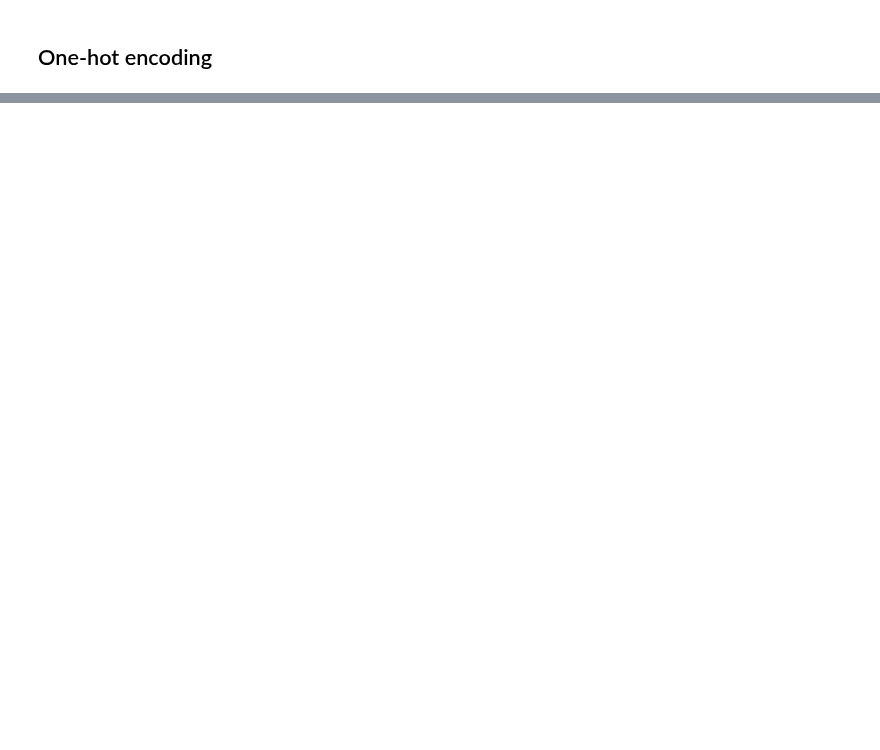
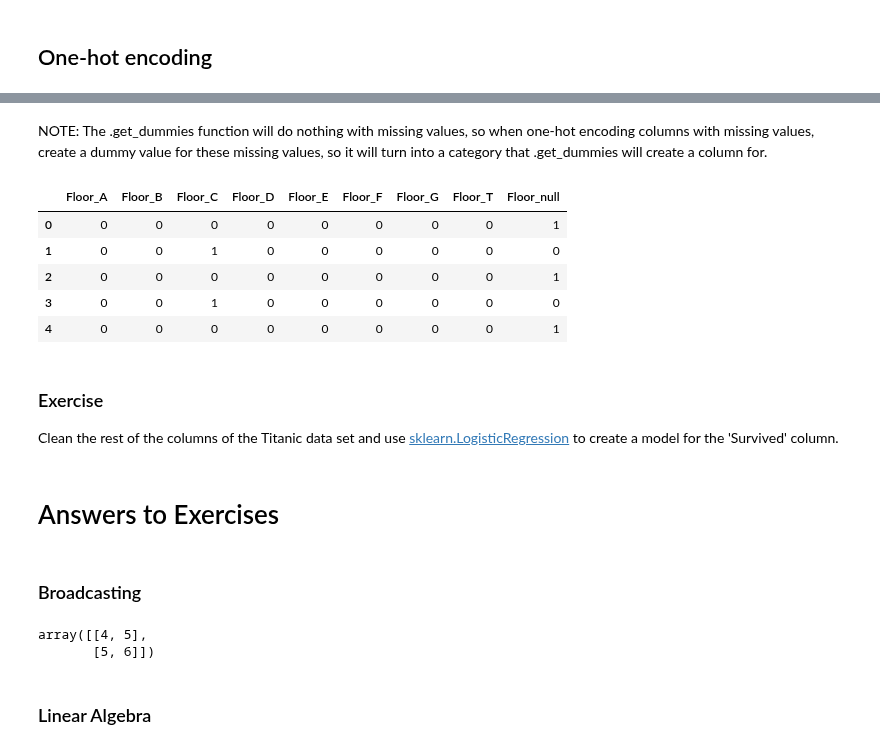
Before and after one commit to SUSA-org/crash-course, a Jupyter notebook: Numpy and Pandas.ipynb, the cells around one changed output, grey strips where cells are left out. Cells and saved outputs as stored; diff of their text form; code cells hidden in the pictures; blank space fills up the shorter version.

```diff
--- a/Numpy and Pandas.ipynb
+++ b/Numpy and Pandas.ipynb
@@ -317,0 +434,29 @@ titanic_train = one_hot(titanic_train, ['PClass', 'Sex', ])
+# %% [markdown]
+NOTE: The .get_dummies function will do nothing with missing values, so when one-hot encoding columns with missing values, create a dummy value for these missing values, so it will turn into a category that .get_dummies will create a column for.
+# %%
+titanic_train['Floor'] = titanic_train['Floor'].fillna('null')
+pd.get_dummies(titanic_train['Floor'], prefix='Floor').head()
+# %% [output]
+|  | Floor_A | Floor_B | Floor_C | Floor_D | Floor_E | Floor_F | Floor_G | Floor_T | Floor_null |
+| 0 | 0 | 0 | 0 | 0 | 0 | 0 | 0 | 0 | 1 |
+| 1 | 0 | 0 | 1 | 0 | 0 | 0 | 0 | 0 | 0 |
+| 2 | 0 | 0 | 0 | 0 | 0 | 0 | 0 | 0 | 1 |
+| 3 | 0 | 0 | 1 | 0 | 0 | 0 | 0 | 0 | 0 |
+| 4 | 0 | 0 | 0 | 0 | 0 | 0 | 0 | 0 | 1 |
+# %% [markdown]
+### Exercise
+
+Clean the rest of the columns of the Titanic data set and use <a href=http://scikit-learn.org/stable/modules/generated/sklearn.linear_model.LogisticRegression.html>sklearn.LogisticRegression</a> to create a model for the 'Survived' column.
+# %% [markdown]
+# Answers to Exercises
+# %% [markdown]
+### Broadcasting
+# %%
+x = np.array([1, 2])
+y = np.array([[3], [4]])
+x + y # what does this output
+# %% [output]
+array([[4, 5],
+       [5, 6]])
+# %% [markdown]
+### Linear Algebra
```
Also changed, not shown: parts of 62 cells of this notebook.
